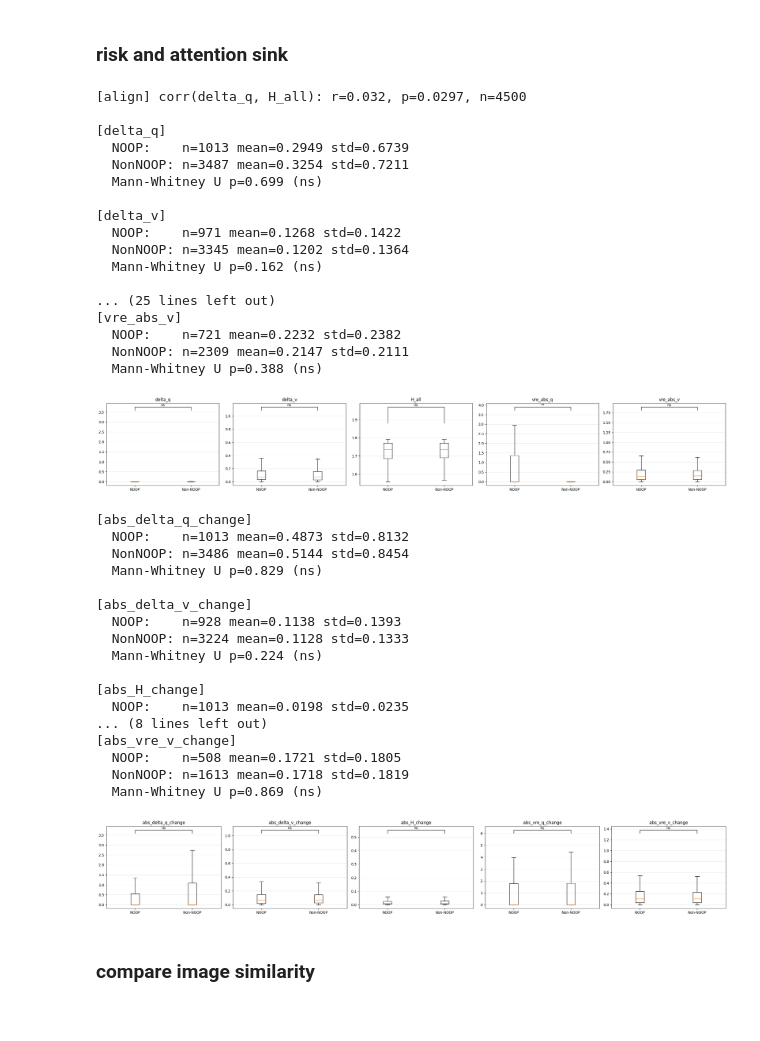
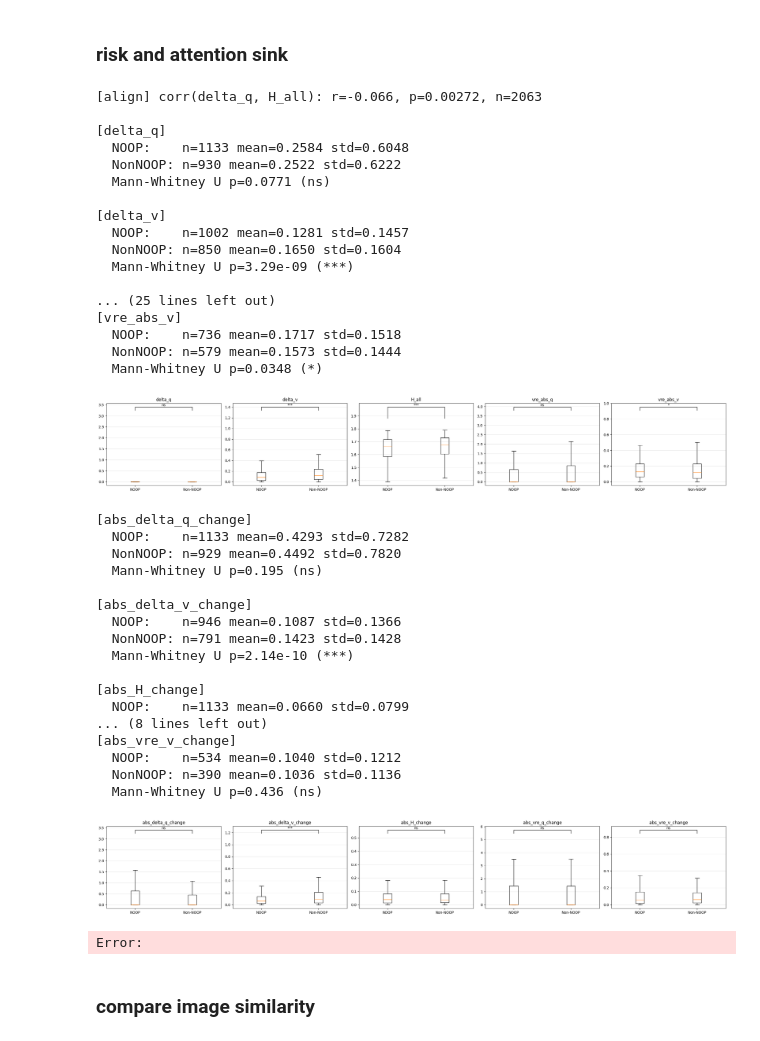
Before and after one commit to jmjmfasdf/thinker, a Jupyter notebook: behavior_analysis_bc.ipynb, the cells around one changed output. Cells and saved outputs as stored; diff of their text form; code cells hidden in the pictures.

```diff
--- a/behavior_analysis_bc.ipynb
+++ b/behavior_analysis_bc.ipynb
@@ -82,7 +82,7 @@ plot_action_distribution(npz_list, num_splits=5)
 for single file
 # %%
 #file_dir = 'pong_sub1/sub1-game1-day1-block1-episode0-17872.npz_part1of5.npy'
-file_dir = 'sub001-ses01-block3-game2/video_stat_000.npy'
+file_dir = 'sub002-ses03-block7-game2/video_stat_002.npy'
 #file_dir = 'thinker-20251223-140527-3152768-0/video_stat.npy'
 #file_dir = 'spaceinvaders_4e6_sub1_game2_day3_block2_block-24365/video_stat.npy'
 data_dir = os.path.join('./test', file_dir)
@@ -753,7 +753,7 @@ root_q_key = "root_qs_mean"  # VRE용(다음 real step root Q)
 
 # 반드시 numpy array로 변환
 status = np.asarray(data["status"])
-thinker_action = np.asarray(data["thinker_action"])
+thinker_action = np.asarray(data["human_action"])
 q_all = np.asarray(tree[q_key])
 v_all = np.asarray(tree[v_key]).reshape(-1)
 root_qs = np.asarray(tree[root_q_key]) if root_q_key in tree else None
@@ -1042,62 +1042,63 @@ fig, axes = plt.subplots(1, len(plot_names2), figsize=(5 * len(plot_names2), 4))
 if len(plot_names2) == 1:
     axes = [axes]
 
 for ax, name in zip(axes, plot_names2):
     arr = diff_metrics[name]
     a = arr[noop_mask & np.isfinite(arr)]
     b = arr[nonnoop_mask & np.isfinite(arr)]
     ax.boxplot([a, b], labels=["NOOP", "Non-NOOP"], showfliers=False)
     ax.set_title(name)
     ax.grid(axis="y", alpha=0.3)
 
     p = pvals.get(name, np.nan)
     sig = sig_label(p)
     if len(a) > 0 and len(b) > 0 and np.isfinite(p):
         y_max = np.nanmax(np.concatenate([a, b]))
         y = y_max + (0.05 * y_max if y_max != 0 else 0.05)
         h = (0.05 * y_max if y_max != 0 else 0.05)
         ax.plot([1, 1, 2, 2], [y, y + h, y + h, y], lw=1.0, c="black")
         ax.text(1.5, y + h, sig, ha="center", va="bottom")
 
 plt.tight_layout()
 plt.show()
 # %% [output]
-[align] corr(delta_q, H_all): r=0.032, p=0.0297, n=4500
+[align] corr(delta_q, H_all): r=-0.066, p=0.00272, n=2063
 
 [delta_q]
-  NOOP:    n=1013 mean=0.2949 std=0.6739
-  NonNOOP: n=3487 mean=0.3254 std=0.7211
-  Mann-Whitney U p=0.699 (ns)
+  NOOP:    n=1133 mean=0.2584 std=0.6048
+  NonNOOP: n=930 mean=0.2522 std=0.6222
+  Mann-Whitney U p=0.0771 (ns)
 
 [delta_v]
-  NOOP:    n=971 mean=0.1268 std=0.1422
-  NonNOOP: n=3345 mean=0.1202 std=0.1364
-  Mann-Whitney U p=0.162 (ns)
+  NOOP:    n=1002 mean=0.1281 std=0.1457
+  NonNOOP: n=850 mean=0.1650 std=0.1604
+  Mann-Whitney U p=3.29e-09 (***)
 
 ... (25 lines left out)
 [vre_abs_v]
-  NOOP:    n=721 mean=0.2232 std=0.2382
-  NonNOOP: n=2309 mean=0.2147 std=0.2111
-  Mann-Whitney U p=0.388 (ns)
+  NOOP:    n=736 mean=0.1717 std=0.1518
+  NonNOOP: n=579 mean=0.1573 std=0.1444
+  Mann-Whitney U p=0.0348 (*)
-[figure, old version]
+[figure, new version]
 [abs_delta_q_change]
-  NOOP:    n=1013 mean=0.4873 std=0.8132
-  NonNOOP: n=3486 mean=0.5144 std=0.8454
-  Mann-Whitney U p=0.829 (ns)
+  NOOP:    n=1133 mean=0.4293 std=0.7282
+  NonNOOP: n=929 mean=0.4492 std=0.7820
+  Mann-Whitney U p=0.195 (ns)
 
 [abs_delta_v_change]
-  NOOP:    n=928 mean=0.1138 std=0.1393
-  NonNOOP: n=3224 mean=0.1128 std=0.1333
-  Mann-Whitney U p=0.224 (ns)
+  NOOP:    n=946 mean=0.1087 std=0.1366
+  NonNOOP: n=791 mean=0.1423 std=0.1428
+  Mann-Whitney U p=2.14e-10 (***)
 
 [abs_H_change]
-  NOOP:    n=1013 mean=0.0198 std=0.0235
+  NOOP:    n=1133 mean=0.0660 std=0.0799
 ... (8 lines left out)
 [abs_vre_v_change]
-  NOOP:    n=508 mean=0.1721 std=0.1805
-  NonNOOP: n=1613 mean=0.1718 std=0.1819
-  Mann-Whitney U p=0.869 (ns)
+  NOOP:    n=534 mean=0.1040 std=0.1212
+  NonNOOP: n=390 mean=0.1036 std=0.1136
+  Mann-Whitney U p=0.436 (ns)
-[figure, old version]
+[figure, new version]
+Error:
 # %%
 # Cell 1) decision-time 기준 NOOP feature table 구성 (가장 가까운 status==2로 고정)
 import numpy as np
```
Also changed, not shown: parts of 3 cells of this notebook, 4 other files.
